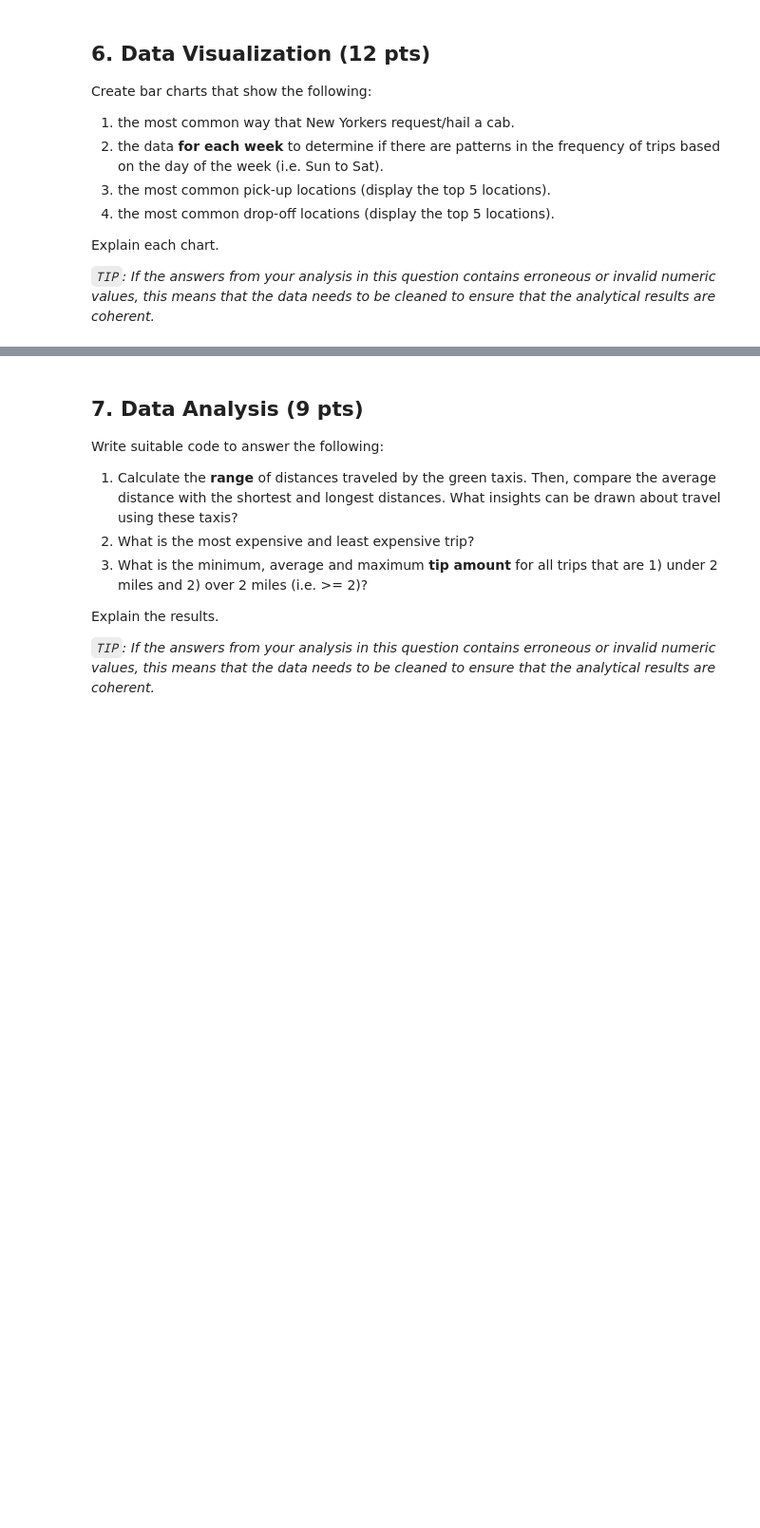
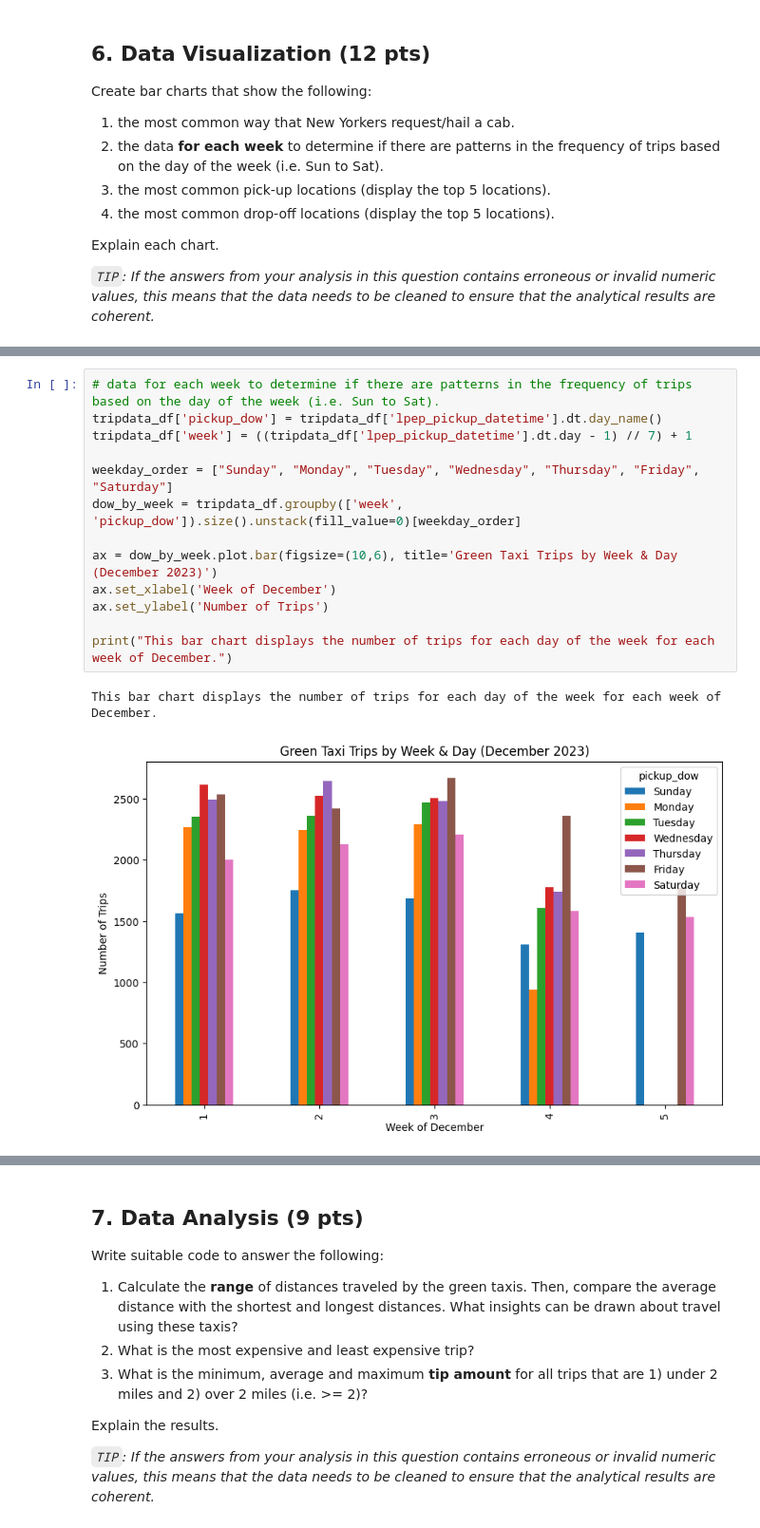
Before and after one commit to DavidYu75/ds3000-assignments, a Jupyter notebook: DS3000.A3.David.Yu.ipynb, the cells around one changed output, grey strips where cells are left out. Shown at 95% size. Saved outputs shown, nothing was run; the diff lists cells and outputs as text; blank space fills up the shorter version.

```diff
--- a/DS3000.A3.David.Yu.ipynb
+++ b/DS3000.A3.David.Yu.ipynb
@@ -355,0 +371,16 @@ Explain each chart.
+# %%
+# data for each week to determine if there are patterns in the frequency of trips based on the day of the week (i.e. Sun to Sat).
+tripdata_df['pickup_dow'] = tripdata_df['lpep_pickup_datetime'].dt.day_name()
+tripdata_df['week'] = ((tripdata_df['lpep_pickup_datetime'].dt.day - 1) // 7) + 1
+
+weekday_order = ["Sunday", "Monday", "Tuesday", "Wednesday", "Thursday", "Friday", "Saturday"]
+dow_by_week = tripdata_df.groupby(['week', 'pickup_dow']).size().unstack(fill_value=0)[weekday_order]
+
+ax = dow_by_week.plot.bar(figsize=(10,6), title='Green Taxi Trips by Week & Day (December 2023)')
+ax.set_xlabel('Week of December')
+ax.set_ylabel('Number of Trips')
+
+print("This bar chart displays the number of trips for each day of the week for each week of December.")
+# %% [output]
+This bar chart displays the number of trips for each day of the week for each week of December.
+[figure, added]
```
Also changed, not shown: parts of 6 cells of this notebook.
